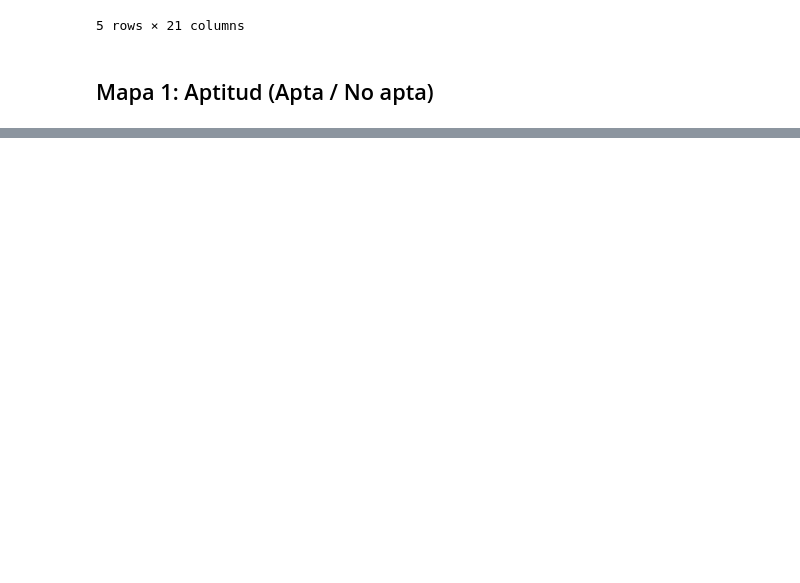
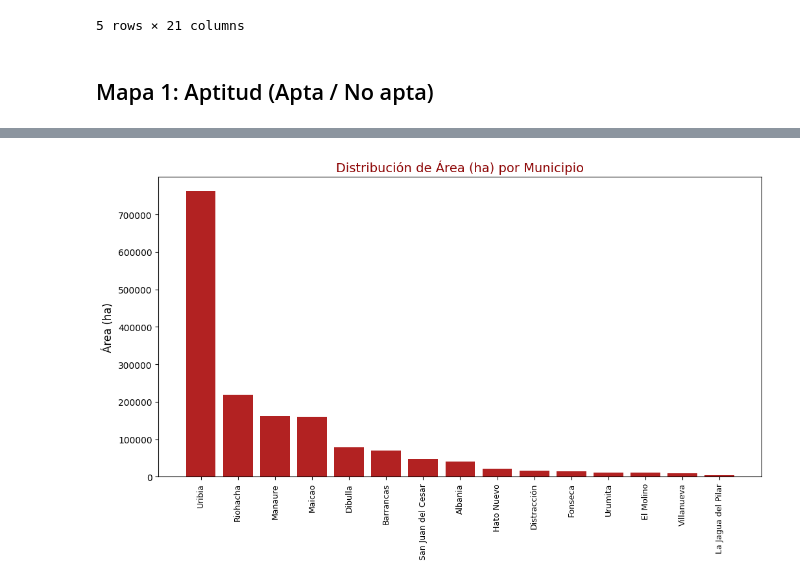
Before and after one commit to MatthewSSGSS/Georeferenciacion, a Jupyter notebook: _sources/Tarea_GeoAnalisis.ipynb, the cells around one changed output, grey strips where cells are left out. Saved outputs shown, nothing was run; the diff lists cells and outputs as text; code cells hidden in the pictures; blank space fills up the shorter version.

```diff
--- a/_sources/Tarea_GeoAnalisis.ipynb
+++ b/_sources/Tarea_GeoAnalisis.ipynb
@@ -121,0 +153,11 @@ plt.show()
+# %%
+gdf_sorted = gdf.sort_values("Área (ha)", ascending=False)
+
+plt.figure(figsize=(12,6))
+plt.bar(gdf_sorted["Municipio"], gdf_sorted["Área (ha)"], color="firebrick")
+plt.xticks(rotation=90, fontsize=9)
+plt.ylabel("Área (ha)", fontsize=12)
+plt.title("Distribución de Área (ha) por Municipio", fontsize=14, color="darkred")
+plt.show()
+# %% [output]
+[figure, added]
```
Also changed, not shown: parts of 7 cells of this notebook, 9 other files.
